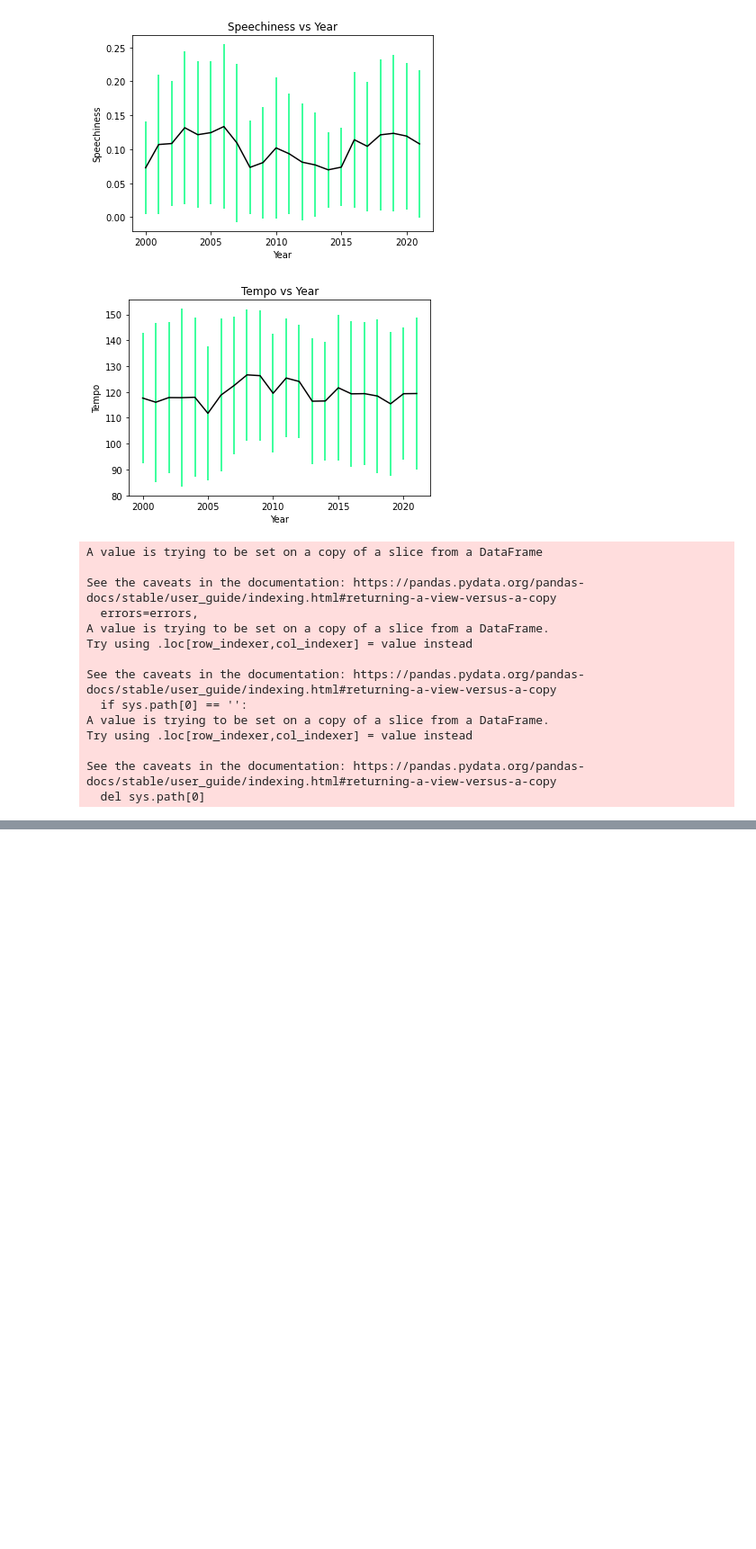
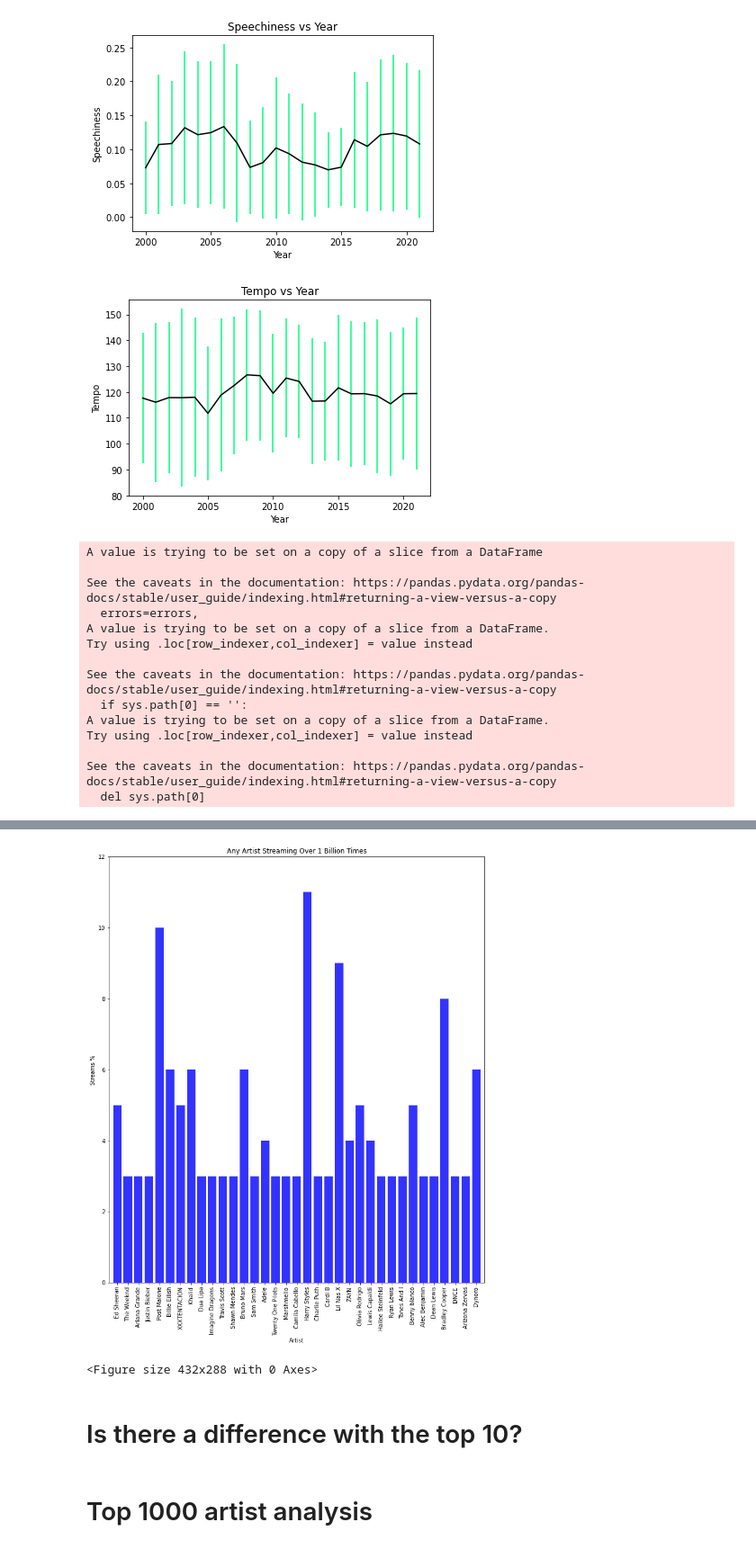
Before and after one commit to dianaagustinaf/spotidata-project, a Jupyter notebook: SpotiData_Analysis.ipynb, the cells around one changed output, grey strips where cells are left out. Shown at 90% size. Saved outputs shown, nothing was run; the diff lists cells and outputs as text; code cells hidden in the pictures; blank space fills up the shorter version.

```diff
--- a/SpotiData_Analysis.ipynb
+++ b/SpotiData_Analysis.ipynb
@@ -981,0 +1492,3 @@ for i in range(len(AudioColumns)):
+# %%
+Streams_1B_df = pd.DataFrame(artist_df_cleaned.loc[artist_df_cleaned['% Songs Streamed 1Billion Times']>2,:])
+Streams_1B_df
@@ -981,0 +1554,29 @@ for i in range(len(AudioColumns)):
+# %%
+x_axis = Streams_1B_df["Artist"]
+streams = Streams_1B_df["% Songs Streamed 1Billion Times"]
+fig1, ax1 = plt.subplots(figsize=(12,14))
+
+
+plt.bar(x_axis,streams, facecolor="b", alpha=0.8, align='center')
+tick_locations = [value for value in x_axis]
+plt.xticks(tick_locations, ['Ed Sheeran', 'The Weeknd', 'Ariana Grande', 'Justin Bieber', 'Post Malone', 'Billie Eilish', 'XXXTENTACION', 'Khalid',
+'Dua Lipa', 'Imagine Dragons', 'Travis Scott', 'Shawn Mendes', 'Bruno Mars', 'Sam Smith', 'Adele', 'Twenty One Pilots', 'Marshmello',
+'Camila Cabello', 'Harry Styles', 'Charlie Puth', 'Cardi B', 'Lil Nas X', 'ZAYN', 'Olivia Rodrigo', 'Lewis Capaldi', 'Hailee Steinfeld',
+'Ryan Lewis', 'Tones And I', 'Benny blanco', 'Alec Benjamin', 'Dean Lewis', 'Bradley Cooper', 'DNCE', 'Arizona Zervas', 'Dynoro'],  rotation='vertical')
+
+
+plt.xlim(-0.75, len(x_axis)-0.25)
+plt.ylim(0, 12)
+plt.title("Any Artist Streaming Over 1 Billion Times")
+plt.xlabel("Artist")
+plt.ylabel("Streams %")
+
+plt.show()
+plt.savefig("Project1_BarChart3.png")
+# %% [output]
+[figure, added]
+<Figure size 432x288 with 0 Axes>
+# %% [markdown]
+# Is there a difference with the top 10?
+# %% [markdown]
+# Top 1000 artist analysis
```
Also changed, not shown: parts of 77 cells of this notebook, 6 other files.
